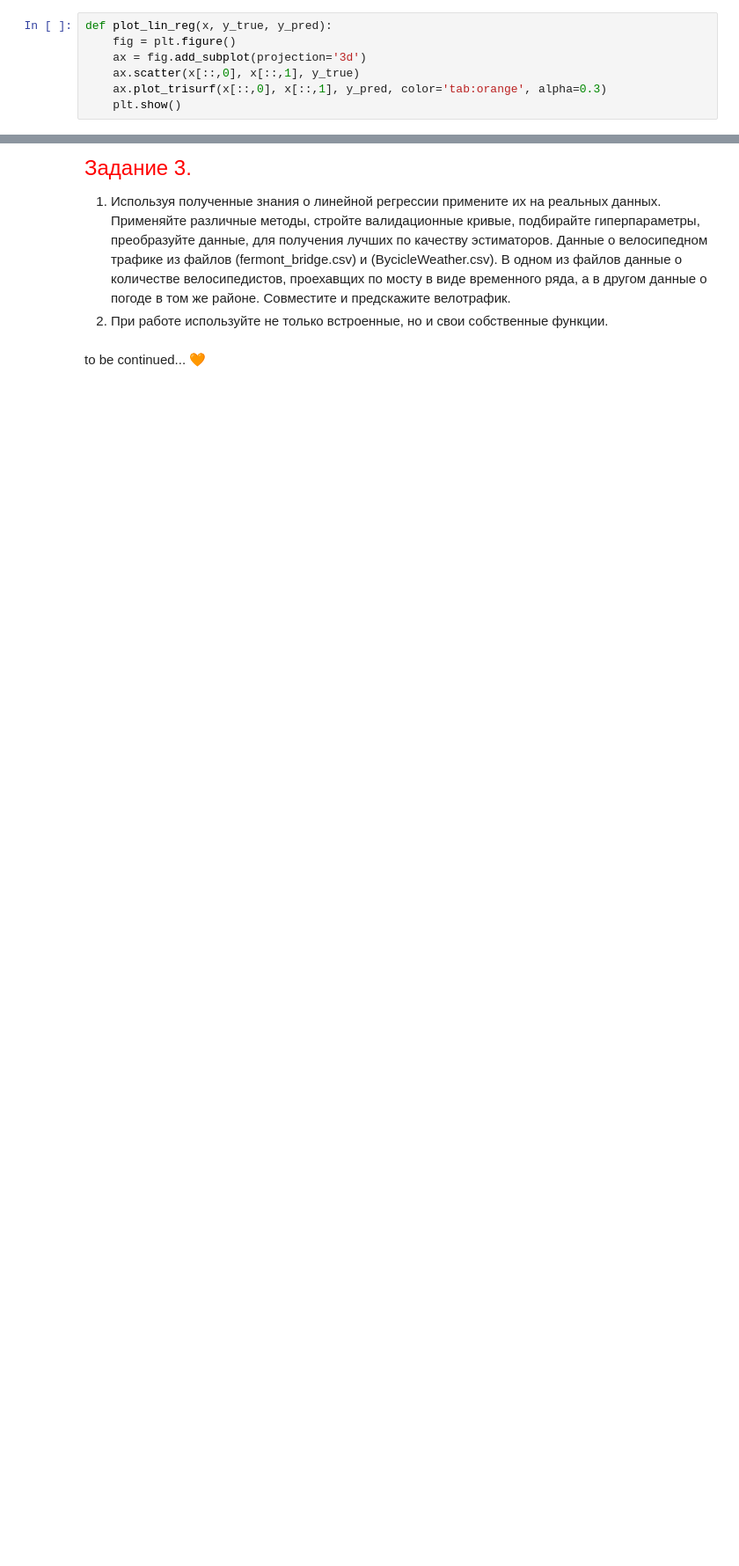
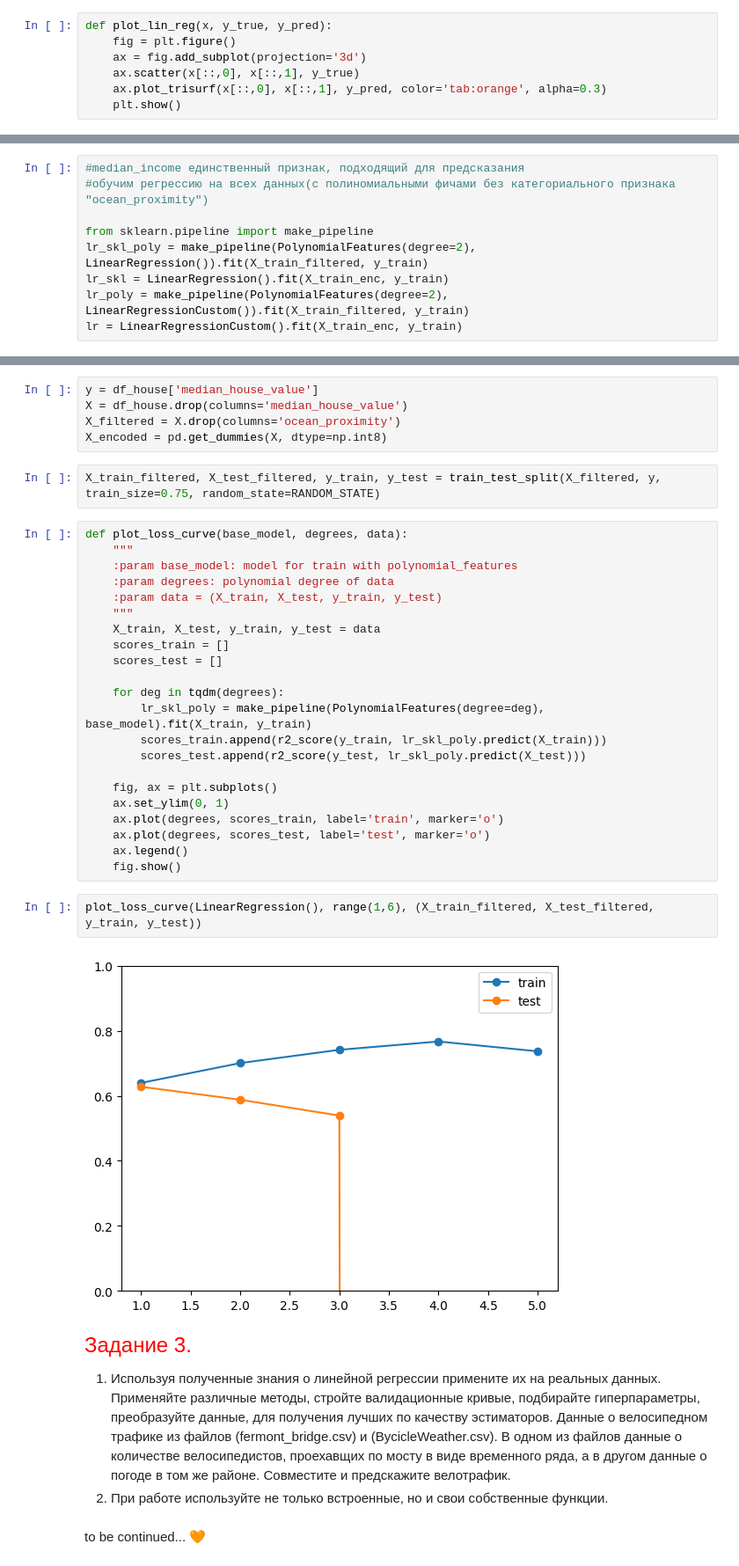
Before and after one commit to Dragoh54/MachineLearning-Labs, a Jupyter notebook: lab2/2024_ML_LR2_MACS.ipynb, the cells around one changed output, grey strips where cells are left out. Shown at 88% size. Saved outputs shown, nothing was run; the diff lists cells and outputs as text; blank space fills up the shorter version.

```diff
--- a/lab2/2024_ML_LR2_MACS.ipynb
+++ b/lab2/2024_ML_LR2_MACS.ipynb
@@ -462,0 +749,9 @@ plot_lin_reg(x, y_true, y_pred)
+# %%
+#median_income единственный признак, подходящий для предсказания
+#обучим регрессию на всех данных(с полиномиальными фичами без категориального признака "ocean_proximity")
+
+from sklearn.pipeline import make_pipeline
+lr_skl_poly = make_pipeline(PolynomialFeatures(degree=2), LinearRegression()).fit(X_train_filtered, y_train)
+lr_skl = LinearRegression().fit(X_train_enc, y_train)
+lr_poly = make_pipeline(PolynomialFeatures(degree=2), LinearRegressionCustom()).fit(X_train_filtered, y_train)
+lr = LinearRegressionCustom().fit(X_train_enc, y_train)
@@ -463,3 +818,36 @@ plot_lin_reg(x, y_true, y_pred)
+# %%
+y = df_house['median_house_value']
+X = df_house.drop(columns='median_house_value')
+X_filtered = X.drop(columns='ocean_proximity')
+X_encoded = pd.get_dummies(X, dtype=np.int8)
+# %%
+X_train_filtered, X_test_filtered, y_train, y_test = train_test_split(X_filtered, y, train_size=0.75, random_state=RANDOM_STATE)
+# %%
+def plot_loss_curve(base_model, degrees, data):
+    """
+    :param base_model: model for train with polynomial_features
+    :param degrees: polynomial degree of data
+    :param data = (X_train, X_test, y_train, y_test)
+    """
+    X_train, X_test, y_train, y_test = data
+    scores_train = []
+    scores_test = []
+
+    for deg in tqdm(degrees):
+        lr_skl_poly = make_pipeline(PolynomialFeatures(degree=deg), base_model).fit(X_train, y_train)
+        scores_train.append(r2_score(y_train, lr_skl_poly.predict(X_train)))
+        scores_test.append(r2_score(y_test, lr_skl_poly.predict(X_test)))
+
+    fig, ax = plt.subplots()
+    ax.set_ylim(0, 1)
+    ax.plot(degrees, scores_train, label='train', marker='o')
+    ax.plot(degrees, scores_test, label='test', marker='o')
+    ax.legend()
+    fig.show()
+# %%
+plot_loss_curve(LinearRegression(), range(1,6), (X_train_filtered, X_test_filtered, y_train, y_test))
+# %% [output]
+[figure, added]
 # %% [markdown]
 <font color = 'red' size = 5>Задание 3. </font>
 
```
Also changed, not shown: parts of 72 cells of this notebook, 1 other file.
